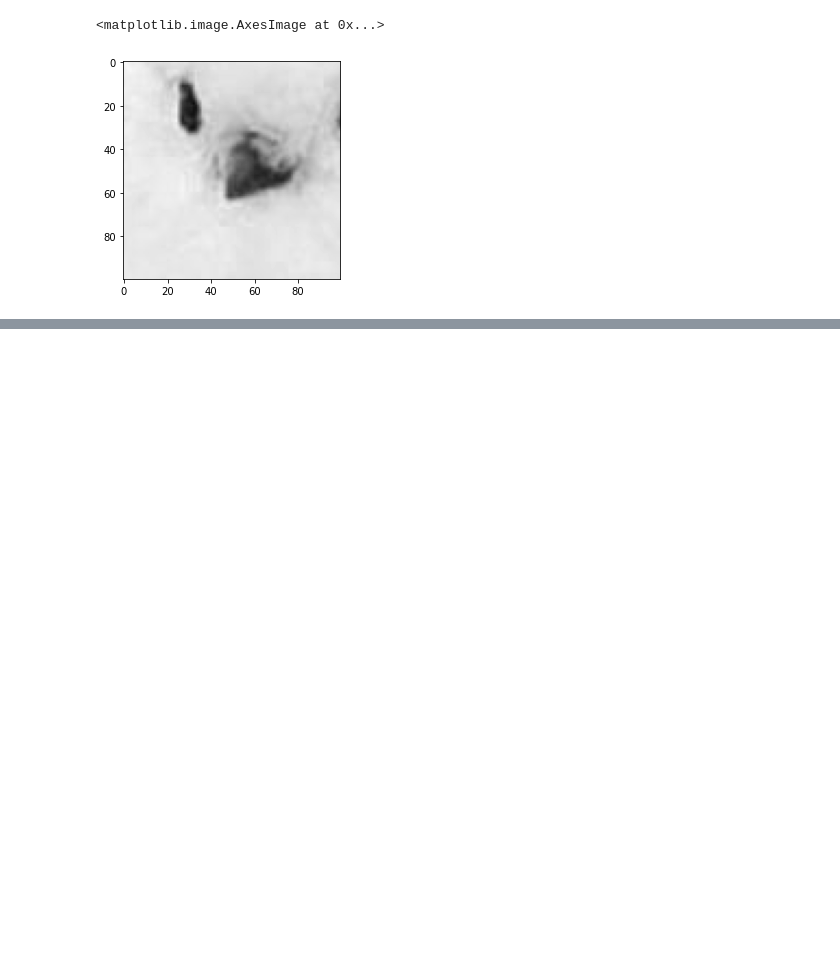
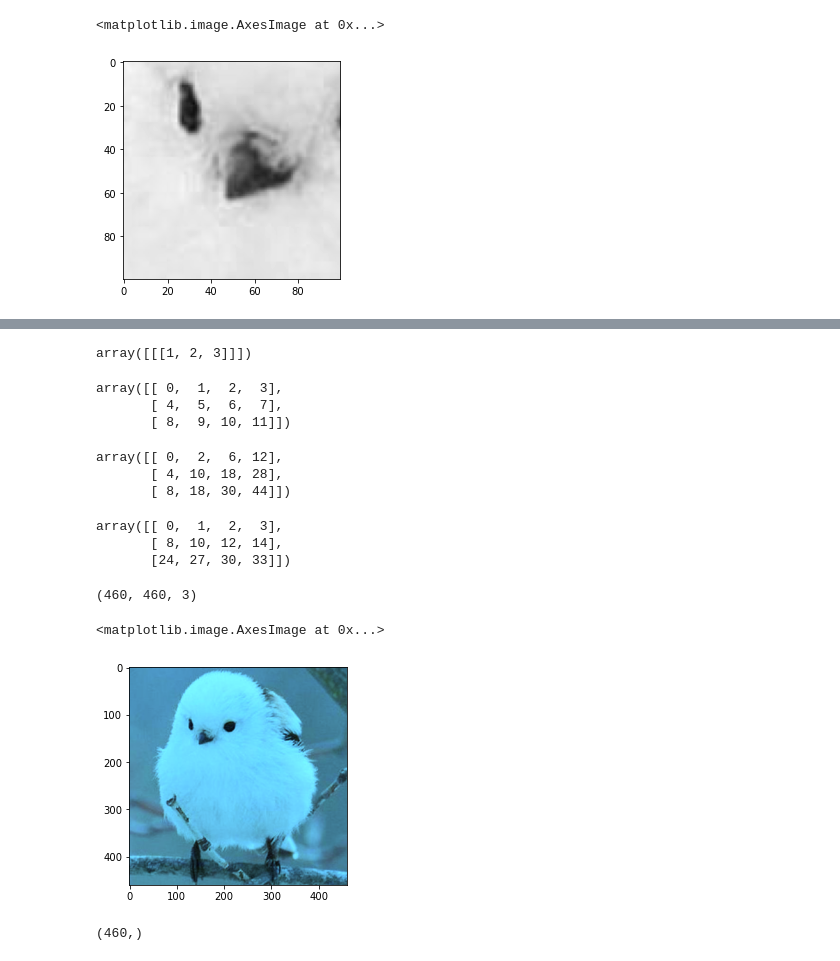
Before and after one commit to Heegu-han/AI, a Jupyter notebook: day_10/day_10.ipynb, the cells around one changed output, grey strips where cells are left out. Saved outputs shown, nothing was run; the diff lists cells and outputs as text; code cells hidden in the pictures; blank space fills up the shorter version.

```diff
--- a/day_10/day_10.ipynb
+++ b/day_10/day_10.ipynb
@@ -18,3 +18,7 @@ plt.imshow(data[100:200,100:200,2],cmap='gray',vmin=0,vmax=255)
 # %% [output]
 <matplotlib.image.AxesImage at 0x...>
 [figure]
+# %%
+# 머신 러닝 처리시 이미지의 값을 0~1로 정규화 한다
+data=data/255
+data.max(),data.min()
@@ -20,0 +66,39 @@ plt.imshow(data[100:200,100:200,2],cmap='gray',vmin=0,vmax=255)
+# %%
+a.reshape(1,1,3)
+# %% [output]
+array([[[1, 2, 3]]])
+# %%
+a=np.arange(12).reshape(3,4)
+a
+# %% [output]
+array([[ 0,  1,  2,  3],
+       [ 4,  5,  6,  7],
+       [ 8,  9, 10, 11]])
+# %%
+a*[1,2,3,4]
+# %% [output]
+array([[ 0,  2,  6, 12],
+       [ 4, 10, 18, 28],
+       [ 8, 18, 30, 44]])
+# %%
+a*np.array([1,2,3]).reshape(3,1)
+# %% [output]
+array([[ 0,  1,  2,  3],
+       [ 8, 10, 12, 14],
+       [24, 27, 30, 33]])
+# %%
+data.shape
+# %% [output]
+(460, 460, 3)
+# %%
+data2=data*[0.5,1,1.2]
+data2[data2>1]=1
+plt.imshow(data2)
+# %% [output]
+<matplotlib.image.AxesImage at 0x...>
+[figure, added]
+# %%
+x=np.linspace(0,1,460)
+x.shape
+# %% [output]
+(460,)
```
Also changed, not shown: parts of 15 cells of this notebook.
